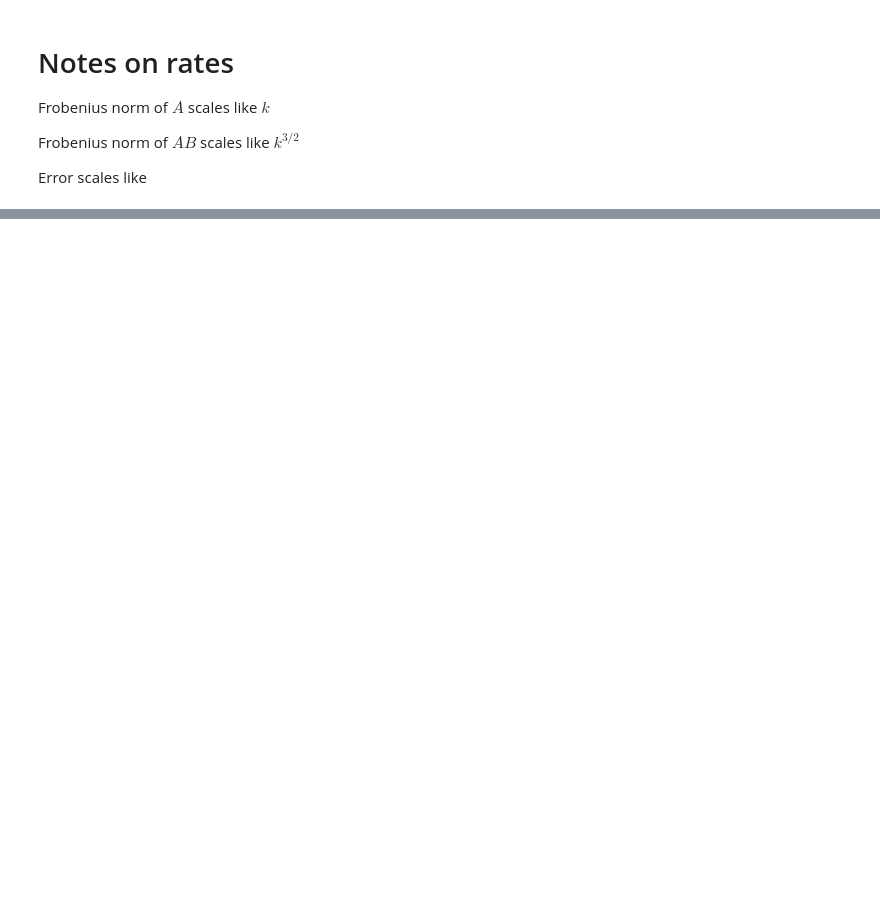
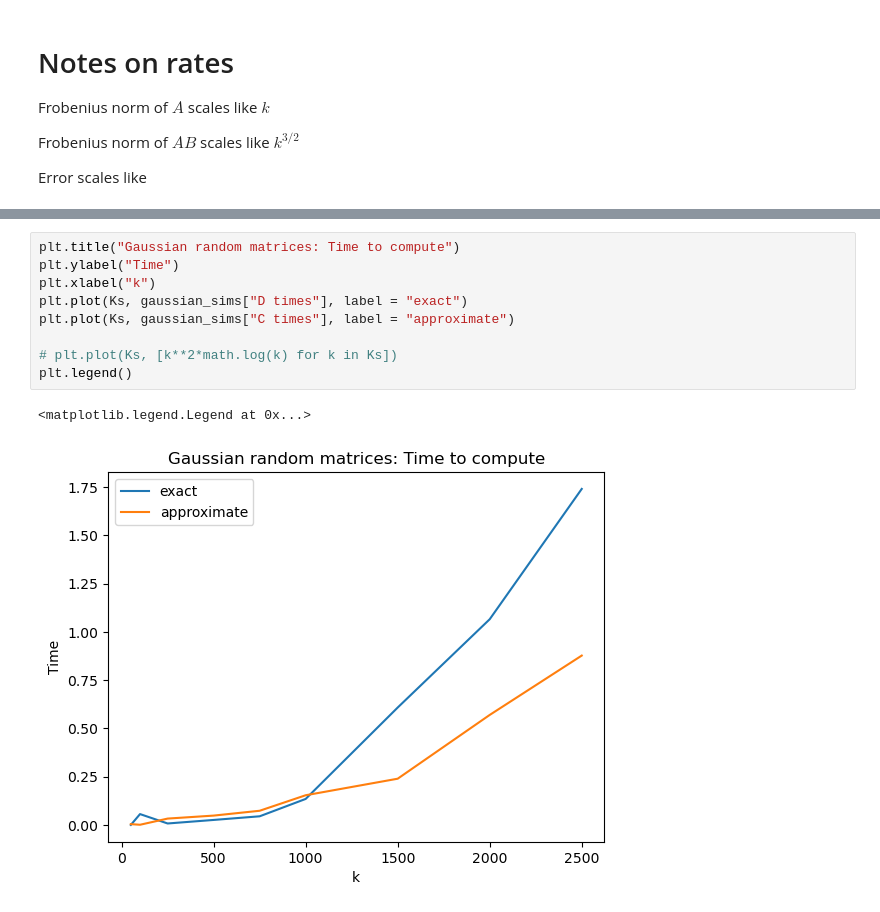
Before and after one commit to bhdsc/rNLA, a Jupyter notebook: matrix_mul.ipynb, the cells around one changed output, grey strips where cells are left out. Drawn from its saved outputs; the diff is of its cells as text; blank space fills up the shorter version.

```diff
--- a/matrix_mul.ipynb
+++ b/matrix_mul.ipynb
@@ -163,3 +175,15 @@ plt.legend()
+# %%
+plt.title("Gaussian random matrices: Time to compute")
+plt.ylabel("Time")
+plt.xlabel("k")
+plt.plot(Ks, gaussian_sims["D times"], label = "exact")
+plt.plot(Ks, gaussian_sims["C times"], label = "approximate")
+
+# plt.plot(Ks, [k**2*math.log(k) for k in Ks])
+plt.legend()
+# %% [output]
+<matplotlib.legend.Legend at 0x...>
+[figure, added]
 # %%
 plt.title("arange(0, $k^2$) matrices: Frobenius norm error versus problem size")
 plt.ylabel("$\|AS^TSB - AB\|_F$")
```
Also changed, not shown: parts of 11 cells of this notebook.
